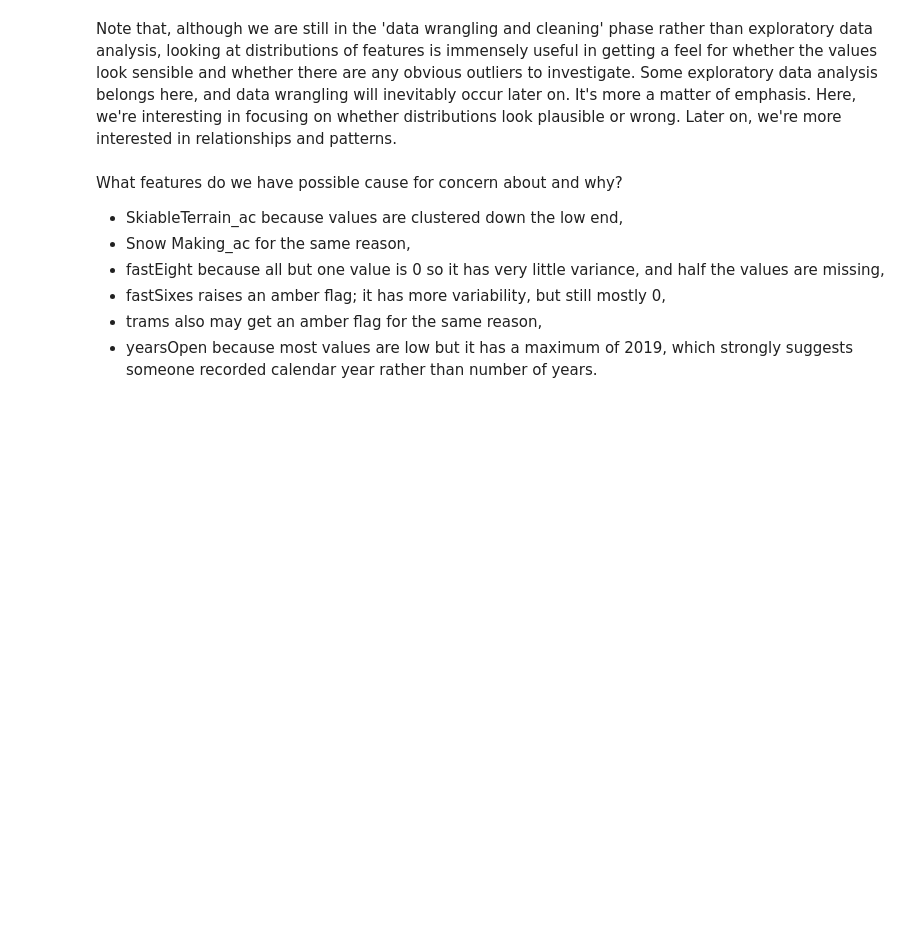
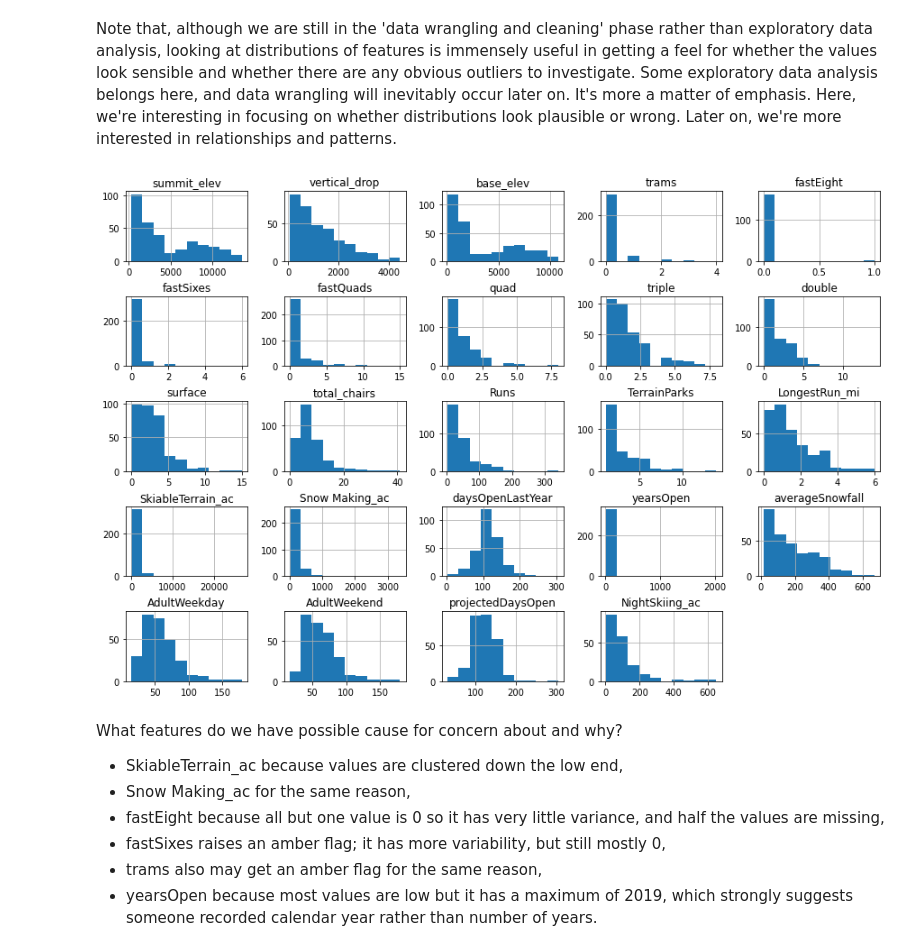
Before and after one commit to E8xE8/Capstone1, a Jupyter notebook: Notebooks/02_data_wrangling.ipynb, the cells around one changed output. Cells and saved outputs as stored; diff of their text form; code cells hidden in the pictures; blank space fills up the shorter version.

```diff
--- a/Notebooks/02_data_wrangling.ipynb
+++ b/Notebooks/02_data_wrangling.ipynb
@@ -361,12 +530,15 @@ Note that, although we are still in the 'data wrangling and cleaning' phase rath
 # %%
 #Code task 18#
 #Call ski_data's `hist` method to plot histograms of each of the numeric features
 #Try passing it an argument figsize=(15,10)
 #Try calling plt.subplots_adjust() with an argument hspace=0.5 to adjust the spacing
 #It's important you create legible and easy-to-read plots
-ski_data.___(___)
+ski_data.hist(figsize=(15,10))
+plt.subplots_adjust(hspace=0.5);
 #plt.subplots_adjust(hspace=___);
 #Hint: notice how the terminating ';' "swallows" some messy output and leads to a tidier notebook
+# %% [output]
+[figure, added]
 # %% [markdown]
 What features do we have possible cause for concern about and why?
 
```
Also changed, not shown: parts of 48 cells of this notebook, 4 other files.
